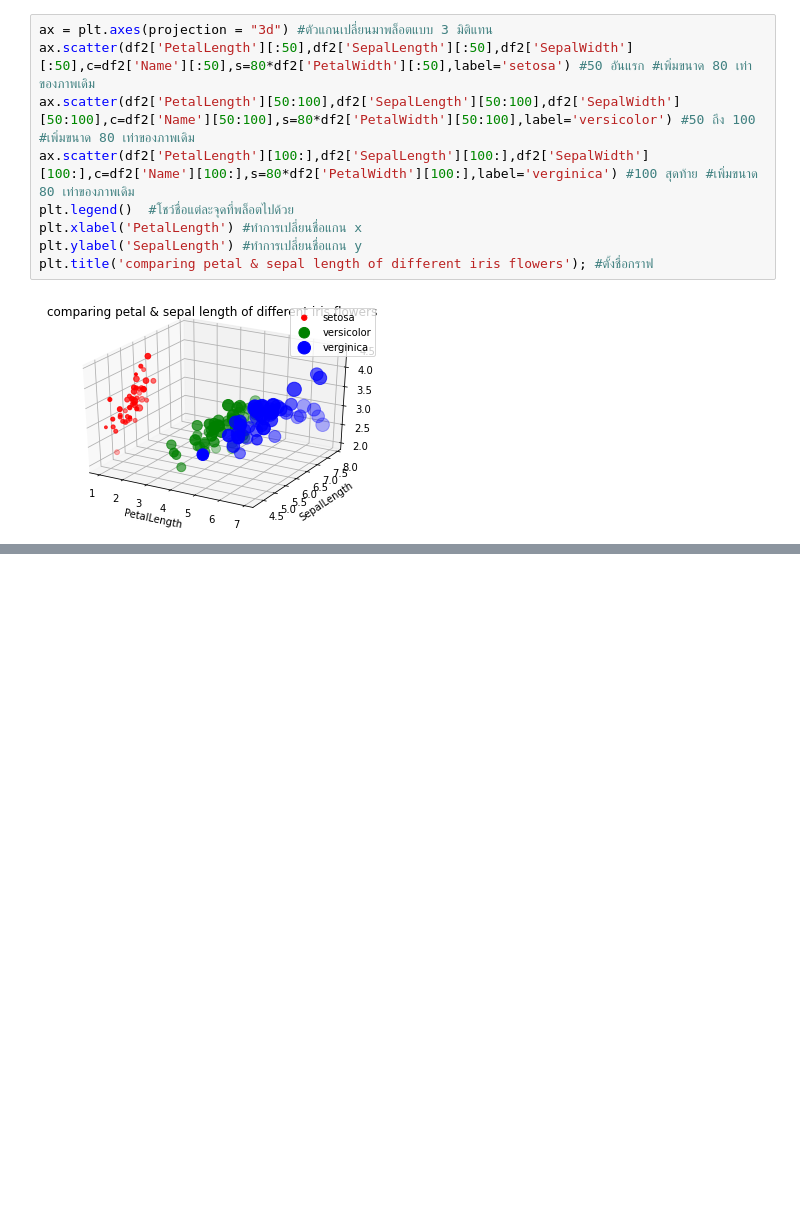
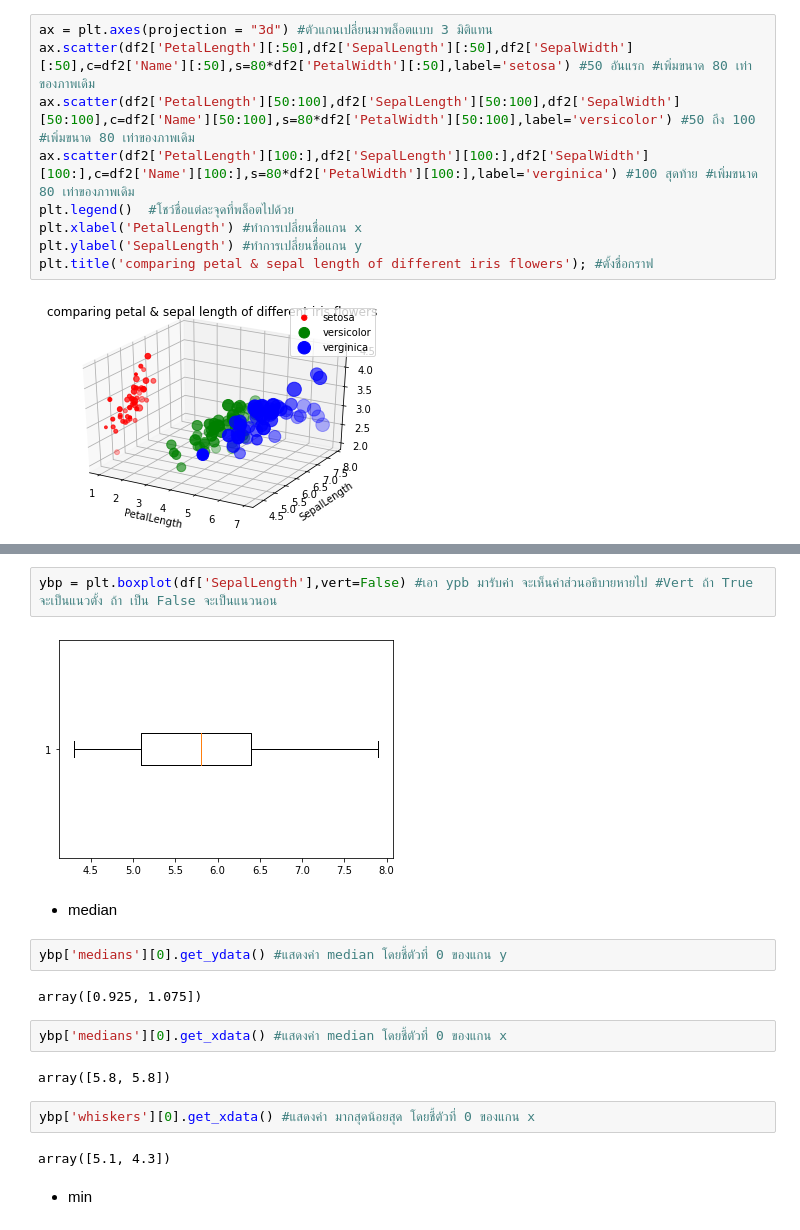
Before and after one commit to Umaporn19/data_viz_2022, a Jupyter notebook: DataViz02_Data_Distribution.ipynb, the cells around one changed output, grey strips where cells are left out. Saved outputs shown, nothing was run; the diff lists cells and outputs as text; blank space fills up the shorter version.

```diff
--- a/DataViz02_Data_Distribution.ipynb
+++ b/DataViz02_Data_Distribution.ipynb
@@ -174,0 +205,20 @@ plt.title('comparing petal & sepal length of different iris flowers'); #ตั
+# %%
+ybp = plt.boxplot(df['SepalLength'],vert=False) #เอา ypb มารับค่า จะเห็นค่าส่วนอธิบายหายไป #Vert ถ้า True จะเป็นแนวตั้ง ถ้า เป็น False จะเป็นแนวนอน
+# %% [output]
+[figure, added]
+# %% [markdown]
+- median
+# %%
+ybp['medians'][0].get_ydata() #แสดงค่า median โดยชี้ตัวที่ 0 ของแกน y
+# %% [output]
+array([0.925, 1.075])
+# %%
+ybp['medians'][0].get_xdata() #แสดงค่า median โดยชี้ตัวที่ 0 ของแกน x
+# %% [output]
+array([5.8, 5.8])
+# %%
+ybp['whiskers'][0].get_xdata() #แสดงค่า มากสุดน้อยสุด โดยชี้ตัวที่ 0 ของแกน x
+# %% [output]
+array([5.1, 4.3])
+# %% [markdown]
+- min
```
Also changed, not shown: parts of 28 cells of this notebook.
